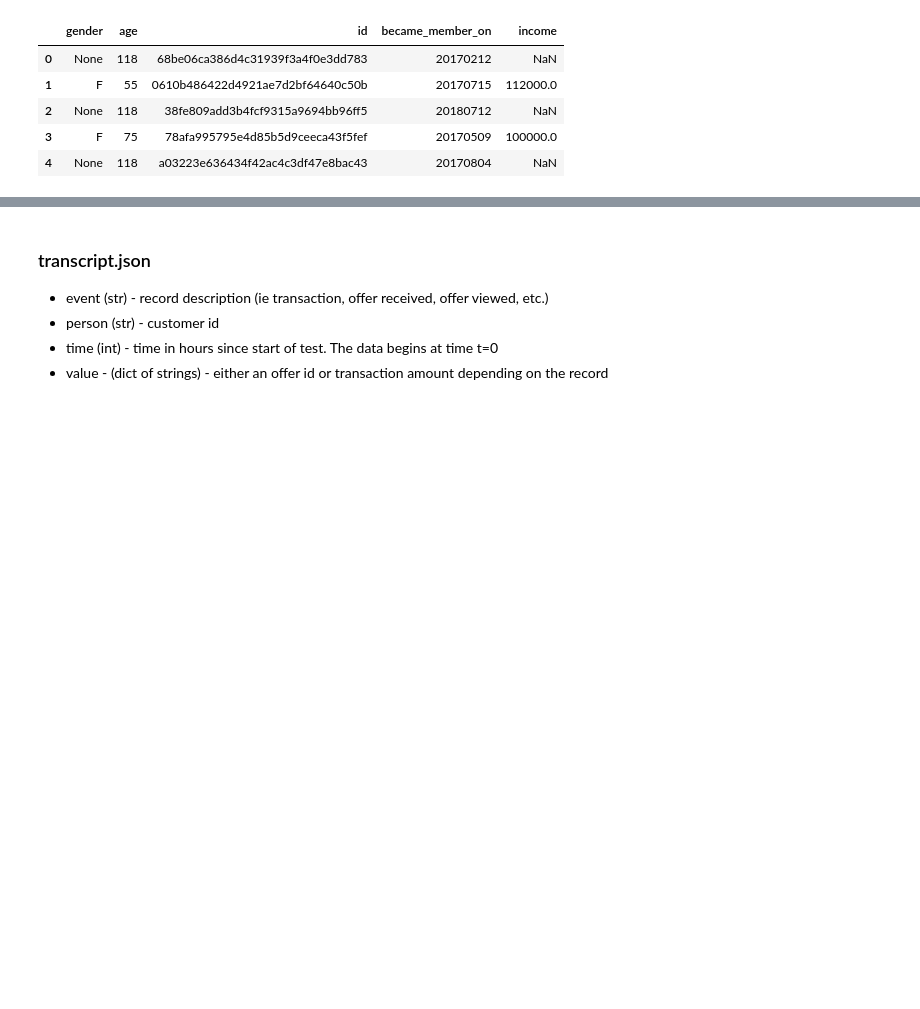
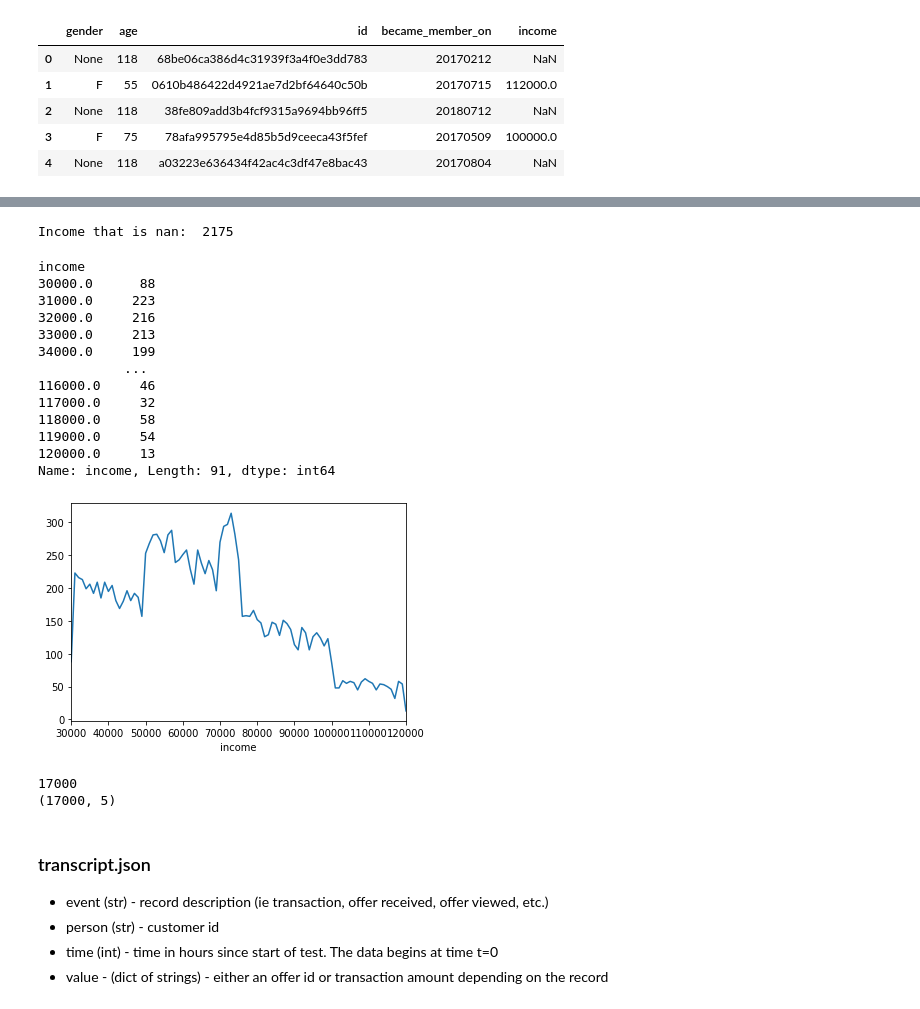
Before and after one commit to tosi88/udacity-starbucks-capstone, a Jupyter notebook: main.ipynb, the cells around one changed output, grey strips where cells are left out. Drawn from its saved outputs; the diff is of its cells as text; code cells hidden in the pictures; blank space fills up the shorter version.

```diff
--- a/main.ipynb
+++ b/main.ipynb
@@ -99,3 +194,32 @@ profile.head()
+# %%
+# income
+print('Income that is nan: ', profile['income'].isnull().sum())
+profile.groupby(['income'])['income'].count().plot()
+profile.groupby(['income'])['income'].count()
+# %% [output]
+Income that is nan:  2175
+income
+30000.0      88
+31000.0     223
+32000.0     216
+33000.0     213
+34000.0     199
+           ...
+116000.0     46
+117000.0     32
+118000.0     58
+119000.0     54
+120000.0     13
+Name: income, Length: 91, dtype: int64
+[figure, added]
+# %%
+# ids
+print(profile['id'].unique().size)
+print(profile.shape)
+# => ids are fine
+# %% [output]
+17000
+(17000, 5)
 # %% [markdown]
 ### transcript.json
 * event (str) - record description (ie transaction, offer received, offer viewed, etc.)
```
Also changed, not shown: parts of 15 cells of this notebook.
